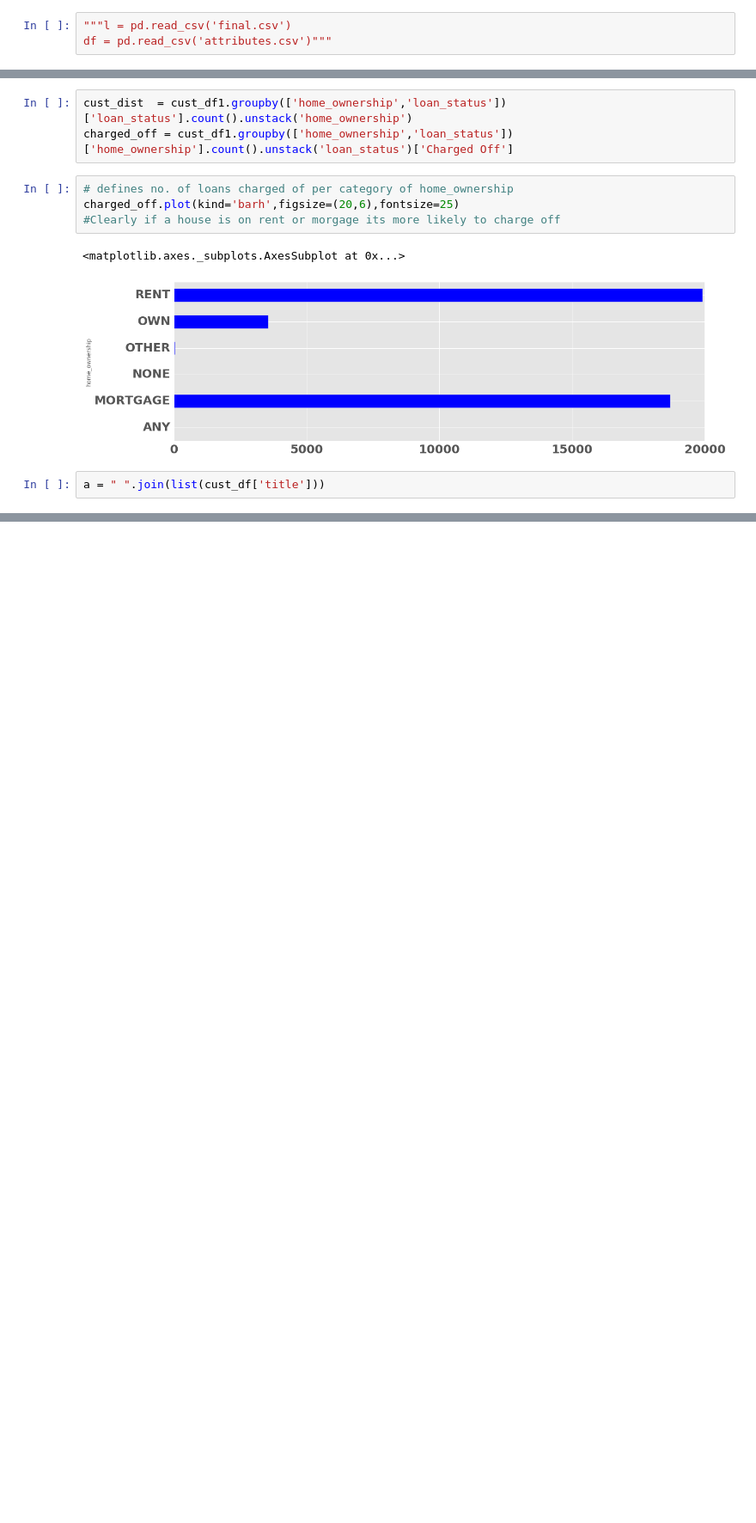
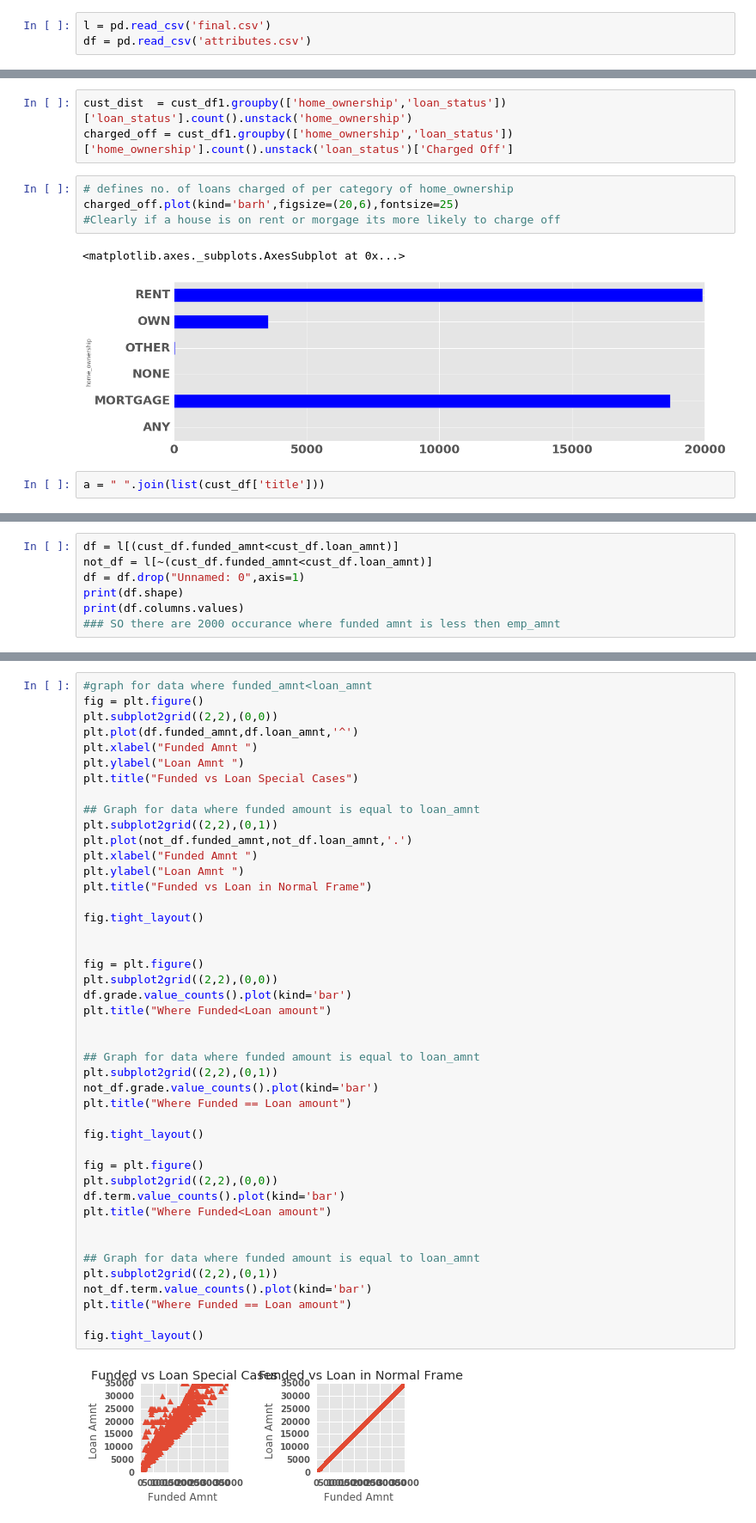
Before and after one commit to thakursc1-zz/Lending_Club_data_analysis, a Jupyter notebook: Special Analysis.ipynb, the cells around one changed output, grey strips where cells are left out. Shown at 86% size. Cells and saved outputs as stored; diff of their text form; blank space fills up the shorter version.

```diff
--- a/Special Analysis.ipynb
+++ b/Special Analysis.ipynb
@@ -19,5 +19,5 @@ pd.set_option("display.max_rows",100)
 pd.set_option("display.max_columns",101)
 pd.set_option("display.max_colwidth",5000)
 # %%
-"""l = pd.read_csv('final.csv')
-df = pd.read_csv('attributes.csv')"""
+l = pd.read_csv('final.csv')
+df = pd.read_csv('attributes.csv')
@@ -134,0 +134,7 @@ plt.show()
+# %%
+df = l[(cust_df.funded_amnt<cust_df.loan_amnt)]
+not_df = l[~(cust_df.funded_amnt<cust_df.loan_amnt)]
+df = df.drop("Unnamed: 0",axis=1)
+print(df.shape)
+print(df.columns.values)
+### SO there are 2000 occurance where funded amnt is less then emp_amnt
@@ -134,0 +157,46 @@ plt.show()
+# %%
+#graph for data where funded_amnt<loan_amnt
+fig = plt.figure()
+plt.subplot2grid((2,2),(0,0))
+plt.plot(df.funded_amnt,df.loan_amnt,'^')
+plt.xlabel("Funded Amnt ")
+plt.ylabel("Loan Amnt ")
+plt.title("Funded vs Loan Special Cases")
+
+## Graph for data where funded amount is equal to loan_amnt
+plt.subplot2grid((2,2),(0,1))
+plt.plot(not_df.funded_amnt,not_df.loan_amnt,'.')
+plt.xlabel("Funded Amnt ")
+plt.ylabel("Loan Amnt ")
+plt.title("Funded vs Loan in Normal Frame")
+
+fig.tight_layout()
+
+
+fig = plt.figure()
+plt.subplot2grid((2,2),(0,0))
+df.grade.value_counts().plot(kind='bar')
+plt.title("Where Funded<Loan amount")
+
+
+## Graph for data where funded amount is equal to loan_amnt
+plt.subplot2grid((2,2),(0,1))
+not_df.grade.value_counts().plot(kind='bar')
+plt.title("Where Funded == Loan amount")
+
+fig.tight_layout()
+
+fig = plt.figure()
+plt.subplot2grid((2,2),(0,0))
+df.term.value_counts().plot(kind='bar')
+plt.title("Where Funded<Loan amount")
+
+
+## Graph for data where funded amount is equal to loan_amnt
+plt.subplot2grid((2,2),(0,1))
+not_df.term.value_counts().plot(kind='bar')
+plt.title("Where Funded == Loan amount")
+
+fig.tight_layout()
+# %% [output]
+[figure, added]
```
Also changed, not shown: parts of 15 cells of this notebook.
